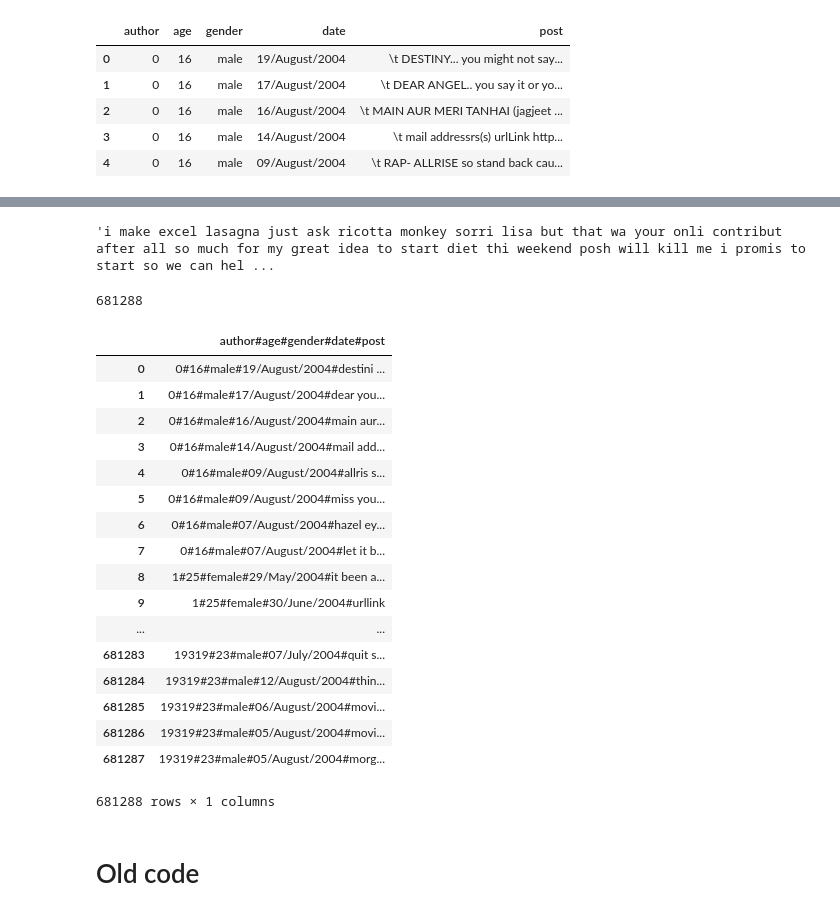
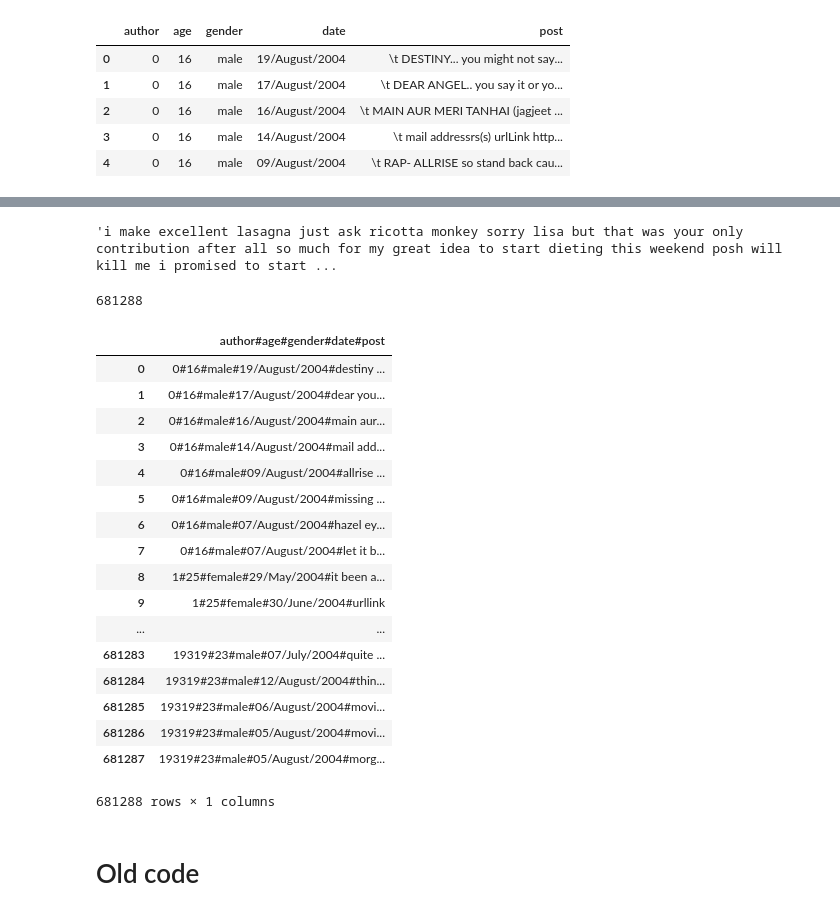
Before and after one commit to tausy/Text-Analytics, a Jupyter notebook: src/clean_data.ipynb, the cells around one changed output, grey strips where cells are left out. Saved outputs shown, nothing was run; the diff lists cells and outputs as text; code cells hidden in the pictures.

Commit message:
Code clean up'

```diff
--- a/src/clean_data.ipynb
+++ b/src/clean_data.ipynb
@@ -205,34 +205,34 @@ def cleanPost(post):
     tokens = [word for word in tokens if word.isalpha()] #remove punctuation
     tokens = [w.lower() for w in tokens] #Lower case
 
-    porter = PorterStemmer()
-    tokens = [porter.stem(w) for w in tokens] #Stemmed
+    #porter = PorterStemmer()
+    #tokens = [porter.stem(w) for w in tokens] #Stemmed
     post_clean = " ".join(tokens)
-
+    #post_clean = tokens
     return post_clean
 post = file['post'][15]
 cleanPost(post)
 # %% [output]
-'i make excel lasagna just ask ricotta monkey sorri lisa but that wa your onli contribut after all so much for my great idea to start diet thi weekend posh will kill me i promis to start so we can hel ...
+'i make excellent lasagna just ask ricotta monkey sorry lisa but that was your only contribution after all so much for my great idea to start dieting this weekend posh will kill me i promised to start ...
 # %%
-data_clean = pd.read_csv('data/blogs_clean.csv')
+data_clean = pd.read_csv('data/blogs_clean_nostem.csv')
 print(len(data_clean))
 data_clean
 # %% [output]
 681288
 |  | author#age#gender#date#post |
-| 0 | 0#16#male#19/August/2004#destini ... |
+| 0 | 0#16#male#19/August/2004#destiny ... |
 | 1 | 0#16#male#17/August/2004#dear you... |
 | 2 | 0#16#male#16/August/2004#main aur... |
 | 3 | 0#16#male#14/August/2004#mail add... |
-| 4 | 0#16#male#09/August/2004#allris s... |
-| 5 | 0#16#male#09/August/2004#miss you... |
+| 4 | 0#16#male#09/August/2004#allrise ... |
+| 5 | 0#16#male#09/August/2004#missing ... |
 | 6 | 0#16#male#07/August/2004#hazel ey... |
 | 7 | 0#16#male#07/August/2004#let it b... |
 | 8 | 1#25#female#29/May/2004#it been a... |
 | 9 | 1#25#female#30/June/2004#urllink |
 | ... | ... |
-| 681283 | 19319#23#male#07/July/2004#quit s... |
+| 681283 | 19319#23#male#07/July/2004#quite ... |
 | 681284 | 19319#23#male#12/August/2004#thin... |
 | 681285 | 19319#23#male#06/August/2004#movi... |
 | 681286 | 19319#23#male#05/August/2004#movi... |
```
Also changed, not shown: parts of 2 cells of this notebook, 1 other file.
